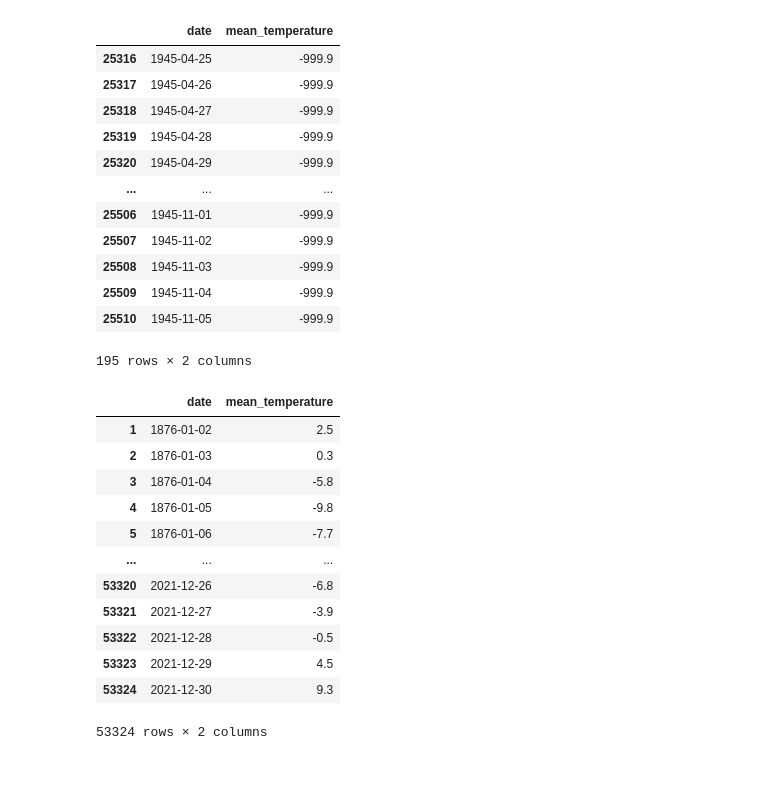
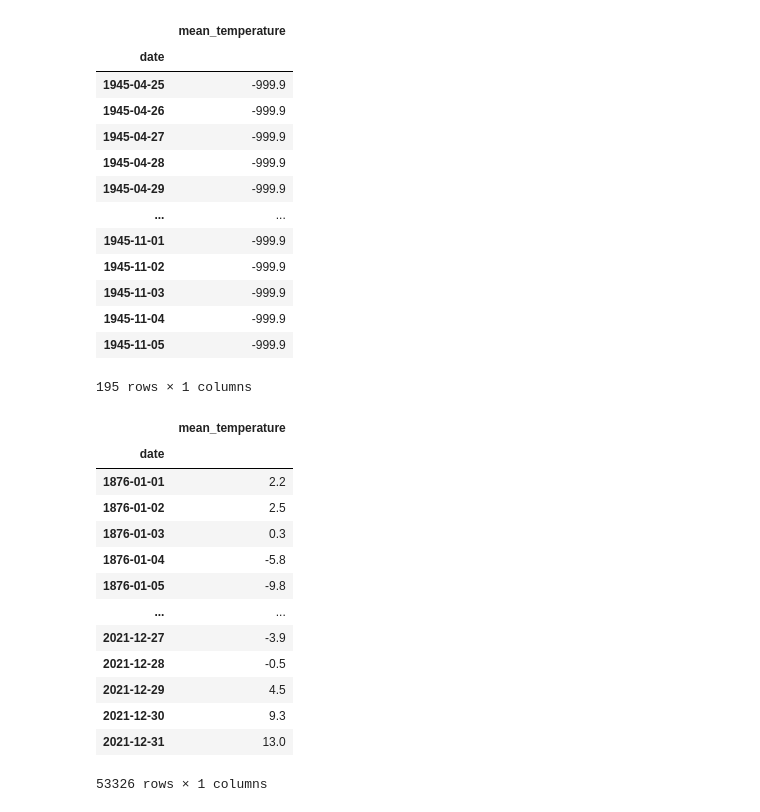
Before and after one commit to abhisrn1986/WeatherForecasting, a Jupyter notebook: TimeSeriesAnalysisProject/mean_temperature.ipynb, the cells around one changed output. Cells and saved outputs as stored; diff of their text form; code cells hidden in the pictures; blank space fills up the shorter version.

Commit message:
[WeatherForecasting] Refactor and fixed the dataframe copy warning

```diff
--- a/TimeSeriesAnalysisProject/mean_temperature.ipynb
+++ b/TimeSeriesAnalysisProject/mean_temperature.ipynb
@@ -1,11 +0,0 @@
-# %%
-import pandas as pd
-import seaborn as sns
-
-import statsmodels.api as sm
-import numpy as np
-import matplotlib.pyplot as plt
-
-# statsmodels.regression.linear_model.OLS
-
-df = pd.read_csv("data/BerlinTempelhofMeanTemperature/TG_STAID002759.txt", sep=",", header = 14)
@@ -45,41 +55,36 @@ temp_df['date'] = pd.to_datetime(temp_df['date'])
 # %%
-
-
-temp_df.set_index('date')
-
+temp_df = get_temperature_df("data/BerlinTempelhofMeanTemperature/TG_STAID002759.txt")
 temp_df.loc[temp_df['mean_temperature'] < -998]
 # %% [output]
-|  | date | mean_temperature |
-| 25316 | 1945-04-25 | -999.9 |
-| 25317 | 1945-04-26 | -999.9 |
-| 25318 | 1945-04-27 | -999.9 |
-| 25319 | 1945-04-28 | -999.9 |
-| 25320 | 1945-04-29 | -999.9 |
-| ... | ... | ... |
-| 25506 | 1945-11-01 | -999.9 |
-| 25507 | 1945-11-02 | -999.9 |
-| 25508 | 1945-11-03 | -999.9 |
-| 25509 | 1945-11-04 | -999.9 |
-| 25510 | 1945-11-05 | -999.9 |
+|  | mean_temperature |
+| date |  |
+| 1945-04-25 | -999.9 |
+| 1945-04-26 | -999.9 |
+| 1945-04-27 | -999.9 |
+| 1945-04-28 | -999.9 |
+| 1945-04-29 | -999.9 |
+| ... | ... |
+| 1945-11-01 | -999.9 |
+| 1945-11-02 | -999.9 |
+| 1945-11-03 | -999.9 |
+| 1945-11-04 | -999.9 |
+| 1945-11-05 | -999.9 |
-195 rows × 2 columns
+195 rows × 1 columns
 # %%
-
-
-
-temp_df_limit = temp_df.loc[(temp_df['date'] > pd.Timestamp('1876-01-01')) & (temp_df['date'] < pd.Timestamp('2021-12-31'))]
-
+temp_df_limit = temp_df.loc['1876-01-01':'2021-12-31']
 temp_df_limit
 # %% [output]
-|  | date | mean_temperature |
-| 1 | 1876-01-02 | 2.5 |
-| 2 | 1876-01-03 | 0.3 |
-| 3 | 1876-01-04 | -5.8 |
-| 4 | 1876-01-05 | -9.8 |
-| 5 | 1876-01-06 | -7.7 |
-| ... | ... | ... |
-| 53320 | 2021-12-26 | -6.8 |
-| 53321 | 2021-12-27 | -3.9 |
-| 53322 | 2021-12-28 | -0.5 |
-| 53323 | 2021-12-29 | 4.5 |
-| 53324 | 2021-12-30 | 9.3 |
+|  | mean_temperature |
+| date |  |
+| 1876-01-01 | 2.2 |
+| 1876-01-02 | 2.5 |
+| 1876-01-03 | 0.3 |
+| 1876-01-04 | -5.8 |
+| 1876-01-05 | -9.8 |
+| ... | ... |
+| 2021-12-27 | -3.9 |
+| 2021-12-28 | -0.5 |
+| 2021-12-29 | 4.5 |
+| 2021-12-30 | 9.3 |
+| 2021-12-31 | 13.0 |
-53324 rows × 2 columns
+53326 rows × 1 columns
```
Also changed, not shown: parts of 13 cells of this notebook.
